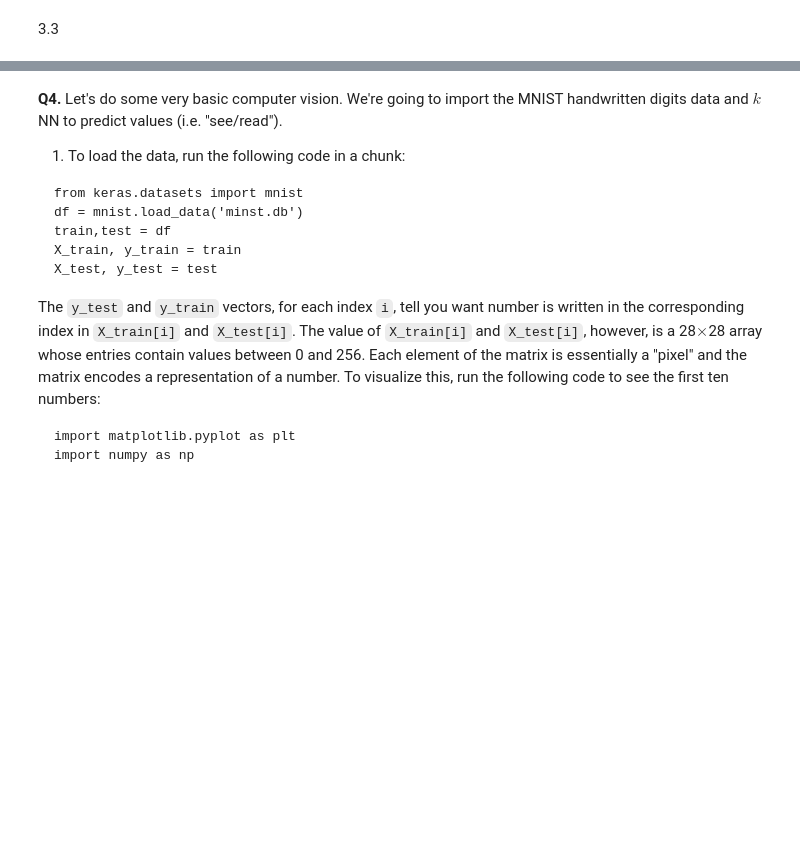
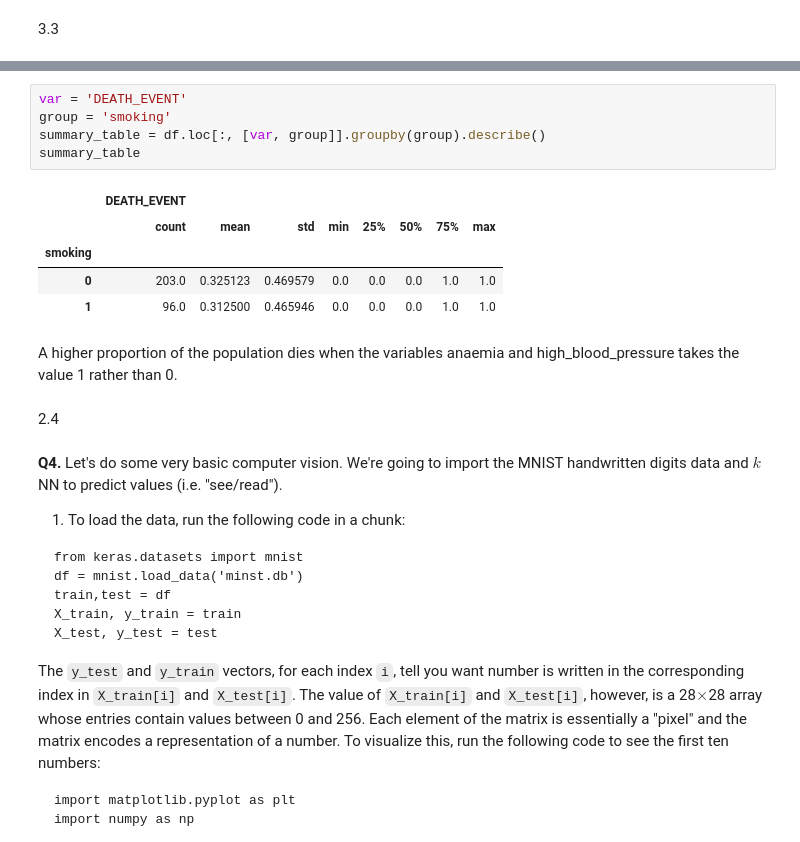
Before and after one commit to Sabrina-Hendricks/assignment3, a Jupyter notebook: assignment_knn_and_kmc.ipynb, the cells around one changed output, grey strips where cells are left out. Drawn from its saved outputs; the diff is of its cells as text; blank space fills up the shorter version.

```diff
--- a/assignment_knn_and_kmc.ipynb
+++ b/assignment_knn_and_kmc.ipynb
@@ -301,3 +322,18 @@ DEATH_EVENT
+# %%
+var = 'DEATH_EVENT'
+group = 'smoking'
+summary_table = df.loc[:, [var, group]].groupby(group).describe()
+summary_table
+# %% [output]
+|  | DEATH_EVENT |  |  |  |  |  |  |  |
+|  | count | mean | std | min | 25% | 50% | 75% | max |
+| smoking |  |  |  |  |  |  |  |  |
+| 0 | 203.0 | 0.325123 | 0.469579 | 0.0 | 0.0 | 0.0 | 1.0 | 1.0 |
+| 1 | 96.0 | 0.312500 | 0.465946 | 0.0 | 0.0 | 0.0 | 1.0 | 1.0 |
+# %% [markdown]
+A higher proportion of the population dies when the variables anaemia and high_blood_pressure takes the value 1 rather than 0.
+# %% [markdown]
+2.4
 # %% [markdown]
 **Q4.** Let's do some very basic computer vision. We're going to import the MNIST handwritten digits data and $k$NN to predict values (i.e. "see/read").
 
```
Also changed, not shown: parts of 4 cells of this notebook.
